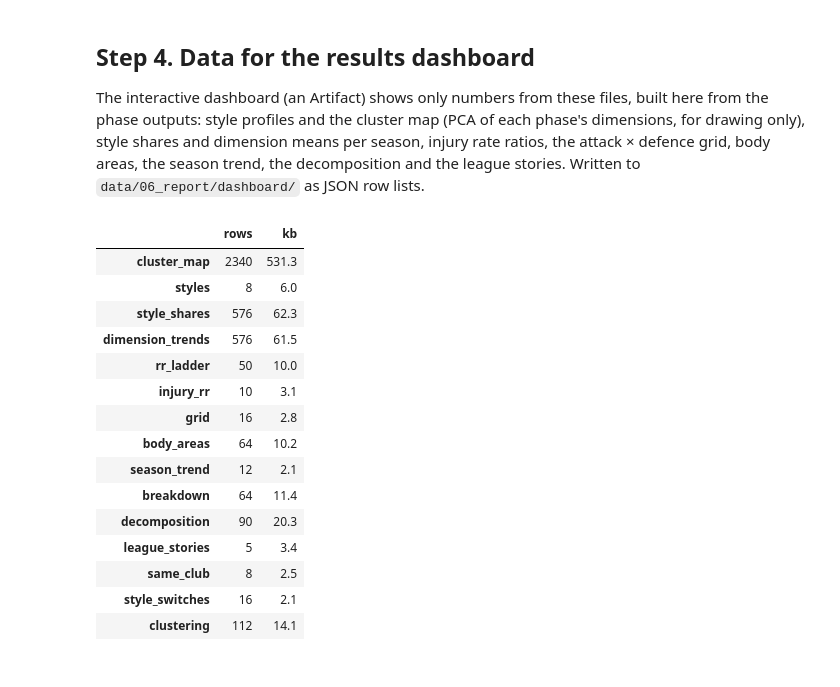
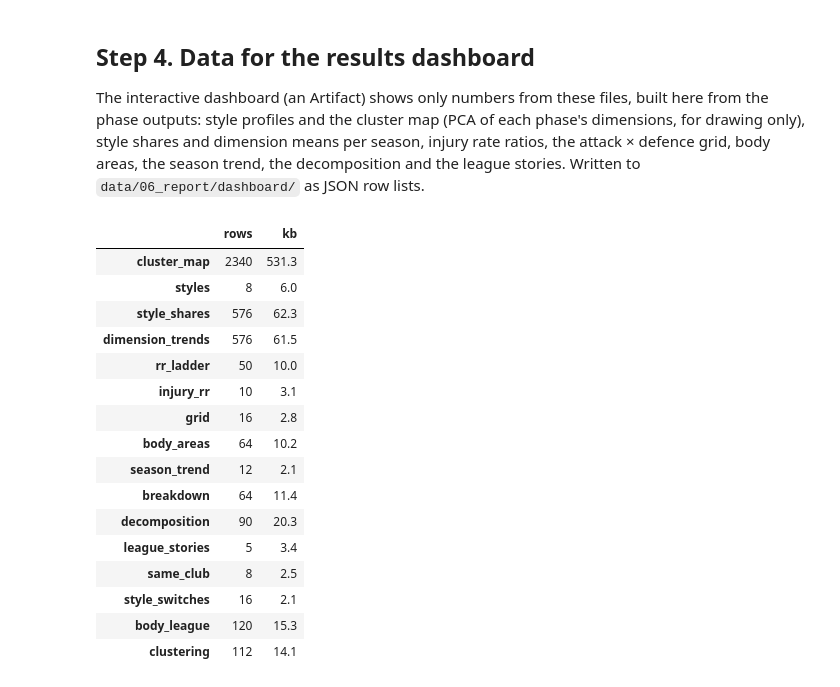
Before and after one commit to Mohammad99Shweiki/football-injuries, a Jupyter notebook: notebooks/06_report.ipynb, the cells around one changed output. Saved outputs shown, nothing was run; the diff lists cells and outputs as text; code cells hidden in the pictures.

```diff
--- a/notebooks/06_report.ipynb
+++ b/notebooks/06_report.ipynb
@@ -68,6 +68,12 @@ numbers |= {
     "attacking style mix beyond strength": round(d.loc["attacking style", "from style mix"], 3),
     "attacking style mix, strength ignored": round(d.loc["attacking style", "style mix, strength ignored"], 3),
     "body-area findings": int(fdr.finding.sum()), "body-area tests": len(fdr),
+    "hamstring per 100, 2014–18": round(100 * ps[ps.era == "2014–18"]["area: hamstring"].mean(), 1),
+    "hamstring per 100, 2022–26": round(100 * ps[ps.era == "2022–26"]["area: hamstring"].mean(), 1),
+    "knee per 100, 2014–18": round(100 * ps[ps.era == "2014–18"]["area: knee"].mean(), 1),
+    "knee per 100, 2022–26": round(100 * ps[ps.era == "2022–26"]["area: knee"].mean(), 1),
+    "leagues with more hamstring injuries": int(sum(100 * (d[d.era == "2022–26"]["area: hamstring"].mean() - d[d.era == "2014–18"]["area: hamstring"].mean()) > 0
+                                                    for _, d in ps.groupby("league"))),
     "same club, possession, + strength": round(pd.read_csv(DATA_DIR / "05_injury_analysis" / "tables" / "same_club.csv")
                                               .set_index("style").loc["Positional possession", "ratio, + team strength"], 2),
 }
@@ -108,6 +114,9 @@ EXPECTED_TEXT = {
     "attacking style mix beyond strength": "+{:.3f} beyond team strength", "attacking style mix, strength ignored": "+{:.3f} when strength is ignored",
     "body-area findings": "{} of", "body-area tests": "of {} patterns",
     "same club, possession, + strength": "{:.2f} after team strength (CI",
+    "hamstring per 100, 2014–18": "rose from {:.1f}", "hamstring per 100, 2022–26": "to {:.1f} per 100 player-seasons",
+    "knee per 100, 2014–18": "fell from {:.1f}", "knee per 100, 2022–26": "to {:.1f} and fell",
+    "leagues with more hamstring injuries": "rose in {} of five leagues",
 }
 rows = []
 for key, pattern in EXPECTED_TEXT.items():
@@ -282,6 +291,13 @@ files["style_switches"] = [{"phase": "attack" if q.grouping == "attacking style"
                             "switches": int(q.switches), "before": r(q["RR season before (+ strength)"], 2),
                             "after": r(q["RR season after (+ strength)"], 2), "change": r(q.change, 2)} for _, q in sw.iterrows()]
 
+# Body areas by league and era (Phase 5 step 4): injuries per 100 player-seasons and share of known-area injuries.
+bl = pd.read_csv(T / "body_areas_by_league_era.csv", header=[0, 1], index_col=[0, 1])
+files["body_league"] = [{"league": lg, "era": era, "area": area, "per_100": r(bl.loc[(lg, era), ("per 100 player-seasons", area)], 1),
+                         "share_known": r(bl.loc[(lg, era), ("share of known", area)]),
+                         "unknown_share": r(bl.loc[(lg, era), ("unknown", "share of all")])}
+                        for lg, era in bl.index for area in bl["per 100 player-seasons"].columns]
+
 # Clustering view (Phase 4): k selection, GMM, agreement between methods, sensitivity clusterings, named centroids.
 C = DATA_DIR / "04_clusters"
 ks = pd.read_csv(C / "k_selection.csv")
@@ -298,31 +314,32 @@ files["clustering"] = [
     *[{"kind": "gmm", "phase": q.phase, "k": int(q.k), "bic": r(q.BIC, 1), "gmm_ari": r(q["GMM vs K-means (ARI)"])} for _, q in gm.iterrows()],
     *[{"kind": "agreement", "phase": ph, "measure": m, "value": r(v)} for ph, row in ag.iterrows() for m, v in row.items()],
     *[{"kind": "sensitivity", "phase": ph, "measure": m, "value": r(v)} for ph, row in sens.iterrows() for m, v in row.items()],
     *[{"kind": "hdbscan", "phase": q.phase, "min_cluster_size": int(q.min_cluster_size), "min_samples": int(q.min_samples),
        "clusters": int(q.clusters), "noise": r(q["noise share"]), "largest": r(q["largest cluster share"]),
        "ari": r(q["K-means agreement (ARI, non-noise)"])} for _, q in hdb.iterrows()],
     *[{"kind": "centroid", "phase": q.phase, "style": q["style"], "dimension": d, "value": r(q[d])}
       for _, q in cen.iterrows() for d in cen.columns[2:] if pd.notna(q[d])],
 ]
 
 for name, rows in files.items():
     (OUT / f"{name}.json").write_text(json.dumps(rows, ensure_ascii=False), encoding="utf-8")
 pd.Series({n: len(v) for n, v in files.items()}, name="rows").to_frame().assign(
     kb=[round((OUT / f"{n}.json").stat().st_size / 1024, 1) for n in files])
 # %% [output]
 |  | rows | kb |
 | cluster_map | 2340 | 531.3 |
 | styles | 8 | 6.0 |
 | style_shares | 576 | 62.3 |
 | dimension_trends | 576 | 61.5 |
 | rr_ladder | 50 | 10.0 |
 | injury_rr | 10 | 3.1 |
 | grid | 16 | 2.8 |
 | body_areas | 64 | 10.2 |
 | season_trend | 12 | 2.1 |
 | breakdown | 64 | 11.4 |
 | decomposition | 90 | 20.3 |
 | league_stories | 5 | 3.4 |
 | same_club | 8 | 2.5 |
 | style_switches | 16 | 2.1 |
+| body_league | 120 | 15.3 |
 | clustering | 112 | 14.1 |
```
Also changed, not shown: parts of 3 cells of this notebook, 14 other files.
